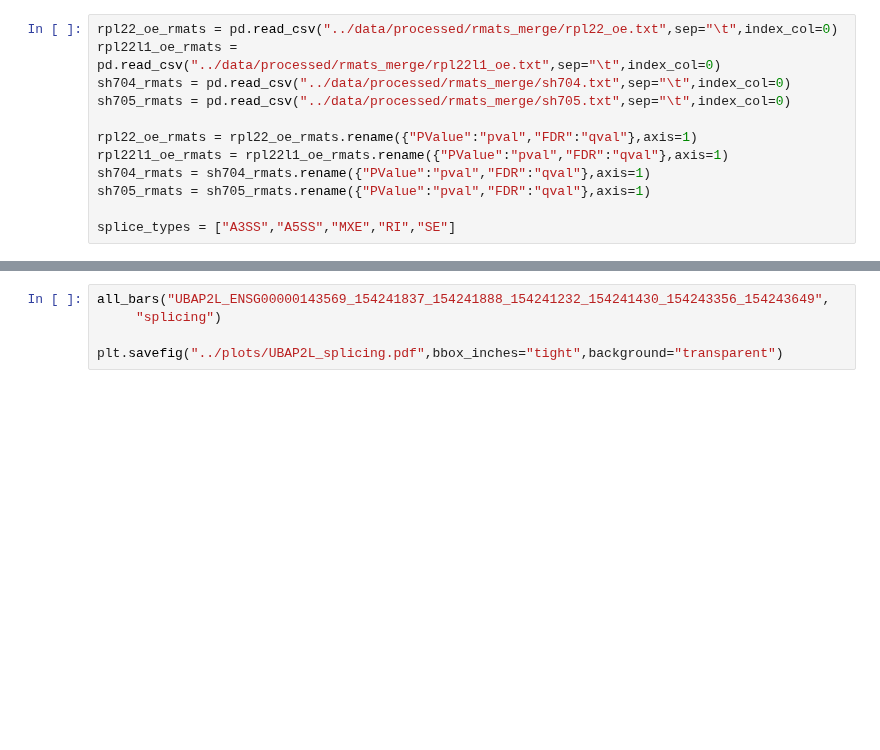
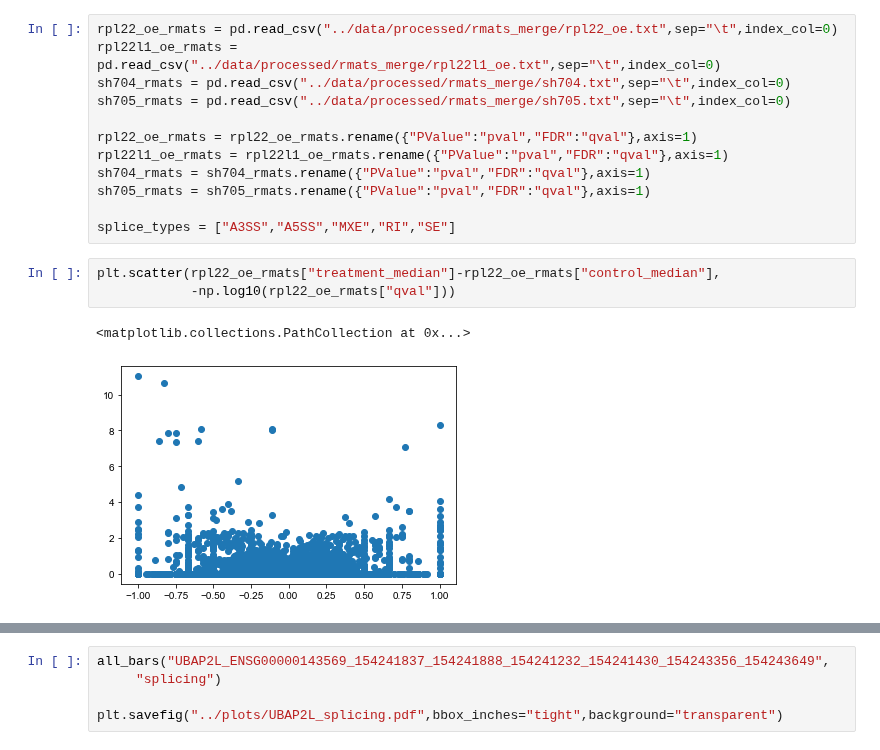
Before and after one commit to kevinhu/mdm4-splicing, a Jupyter notebook: notebooks/fig3_rnaseq.ipynb, the cells around one changed output, grey strips where cells are left out. Saved outputs shown, nothing was run; the diff lists cells and outputs as text; blank space fills up the shorter version.

```diff
--- a/notebooks/fig3_rnaseq.ipynb
+++ b/notebooks/fig3_rnaseq.ipynb
@@ -324,3 +324,9 @@ sh704_rmats = sh704_rmats.rename({"PValue":"pval","FDR":"qval"},axis=1)
 sh705_rmats = sh705_rmats.rename({"PValue":"pval","FDR":"qval"},axis=1)
 
 splice_types = ["A3SS","A5SS","MXE","RI","SE"]
+# %%
+plt.scatter(rpl22_oe_rmats["treatment_median"]-rpl22_oe_rmats["control_median"],
+            -np.log10(rpl22_oe_rmats["qval"]))
+# %% [output]
+<matplotlib.collections.PathCollection at 0x...>
+[figure, added]
```
Also changed, not shown: parts of 1 cell of this notebook, 5 other files.
